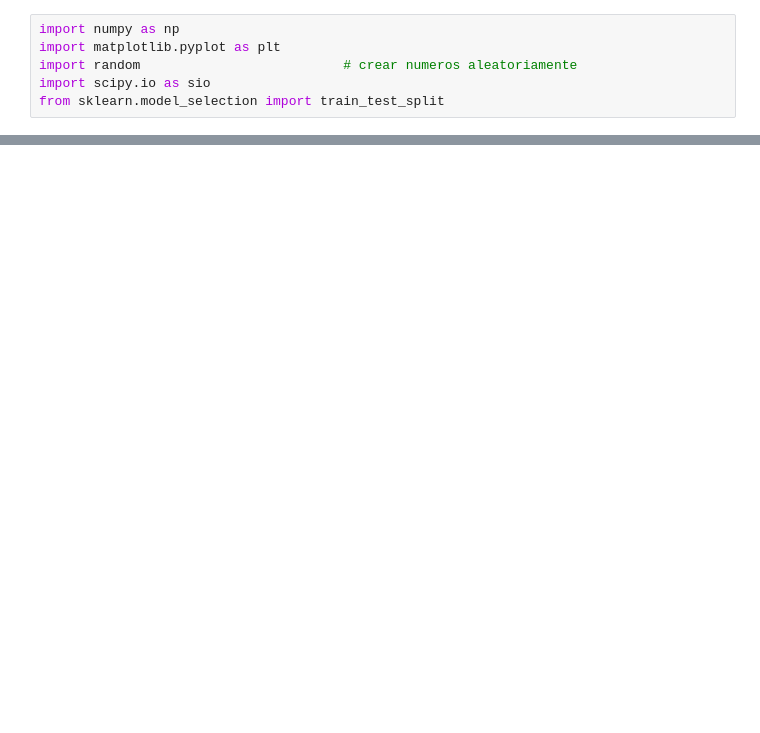
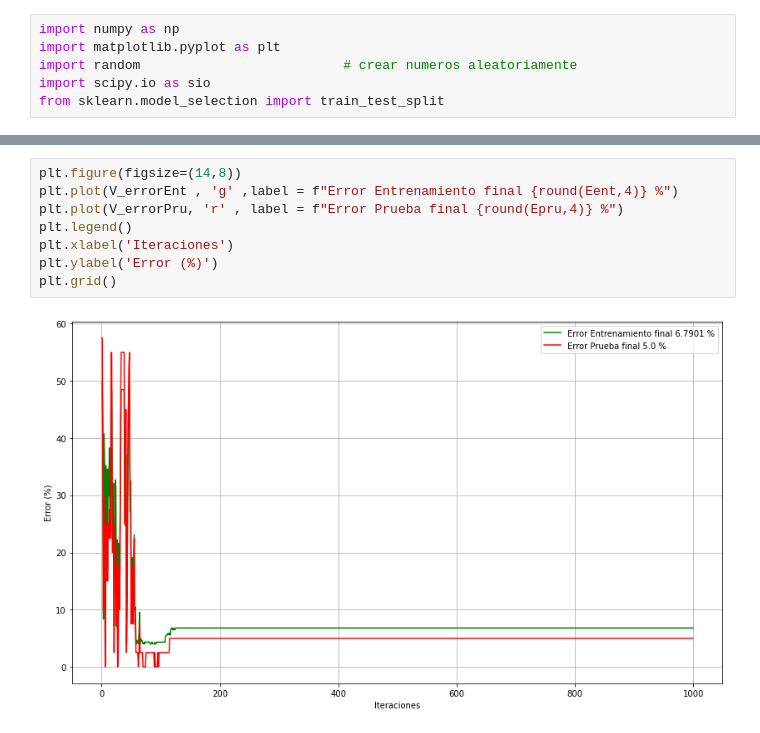
Before and after one commit to luistorrest/Perceptron_Algorithm, a Jupyter notebook: Perceptron_Algorithm.ipynb, the cells around one changed output, grey strips where cells are left out. Saved outputs shown, nothing was run; the diff lists cells and outputs as text; blank space fills up the shorter version.

```diff
--- a/Perceptron_Algorithm.ipynb
+++ b/Perceptron_Algorithm.ipynb
@@ -186,0 +197,10 @@ plt.plot(errorP, 'r+')
+# %%
+plt.figure(figsize=(14,8))
+plt.plot(V_errorEnt , 'g' ,label = f"Error Entrenamiento final {round(Eent,4)} %")
+plt.plot(V_errorPru, 'r' , label = f"Error Prueba final {round(Epru,4)} %")
+plt.legend()
+plt.xlabel('Iteraciones')
+plt.ylabel('Error (%)')
+plt.grid()
+# %% [output]
+[figure, added]
```
Also changed, not shown: parts of 8 cells of this notebook, 1 other file.
